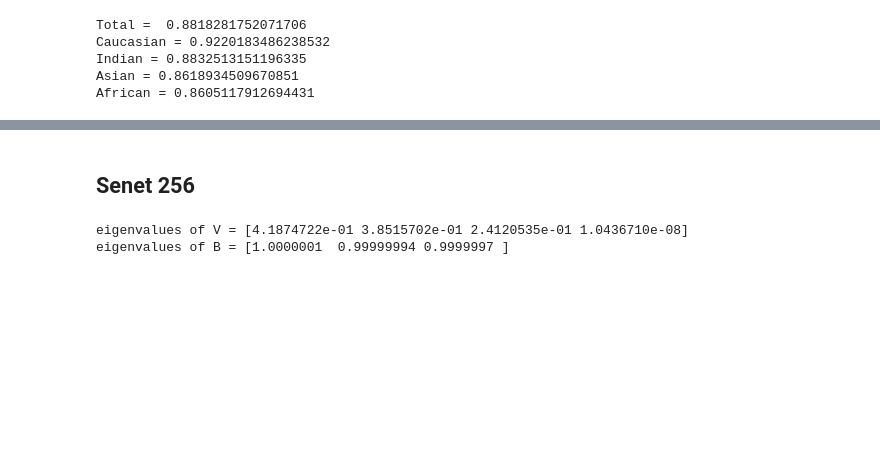
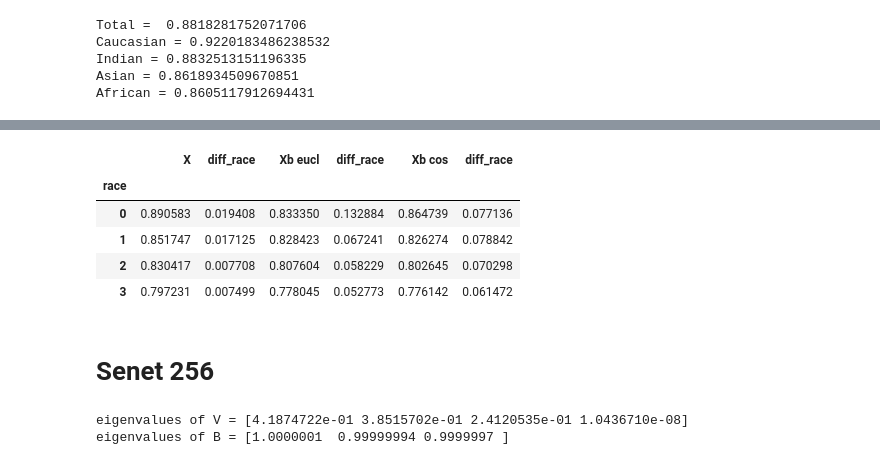
Before and after one commit to samuelwehrli/Face-Recognition-Bias, a Jupyter notebook: Paper section outline.ipynb, the cells around one changed output, grey strips where cells are left out. Cells and saved outputs as stored; diff of their text form; code cells hidden in the pictures; blank space fills up the shorter version.

```diff
--- a/Paper section outline.ipynb
+++ b/Paper section outline.ipynb
@@ -277,5 +318,20 @@ African = 0.8605117912694431
+# %%
+df1 = nn_metric(X, y, id_labels)
+df2 = nn_metric(Xb, y, id_labels)
+df3 = nn_metric(Xb/np.linalg.norm(Xb,axis=1,keepdims=True), y, id_labels)
+# %%
+pd.concat([df1[['race','same','diff_race']].groupby('race').mean().rename(columns={'same':'X'}),
+           df2[['race','same','diff_race']].groupby('race').mean().rename(columns={'same':'Xb eucl'}),
+           df3[['race','same','diff_race']].groupby('race').mean().rename(columns={'same':'Xb cos'})],1)
+# %% [output]
+|  | X | diff_race | Xb eucl | diff_race | Xb cos | diff_race |
+| race |  |  |  |  |  |  |
+| 0 | 0.890583 | 0.019408 | 0.833350 | 0.132884 | 0.864739 | 0.077136 |
+| 1 | 0.851747 | 0.017125 | 0.828423 | 0.067241 | 0.826274 | 0.078842 |
+| 2 | 0.830417 | 0.007708 | 0.807604 | 0.058229 | 0.802645 | 0.070298 |
+| 3 | 0.797231 | 0.007499 | 0.778045 | 0.052773 | 0.776142 | 0.061472 |
 # %% [markdown]
-## Senet 256
+# Senet 256
 # %%
 # loading the data
 df = hlp.H5Reader('senet50_256').read_all()
```
Also changed, not shown: parts of 4 cells of this notebook, 2 other files.
